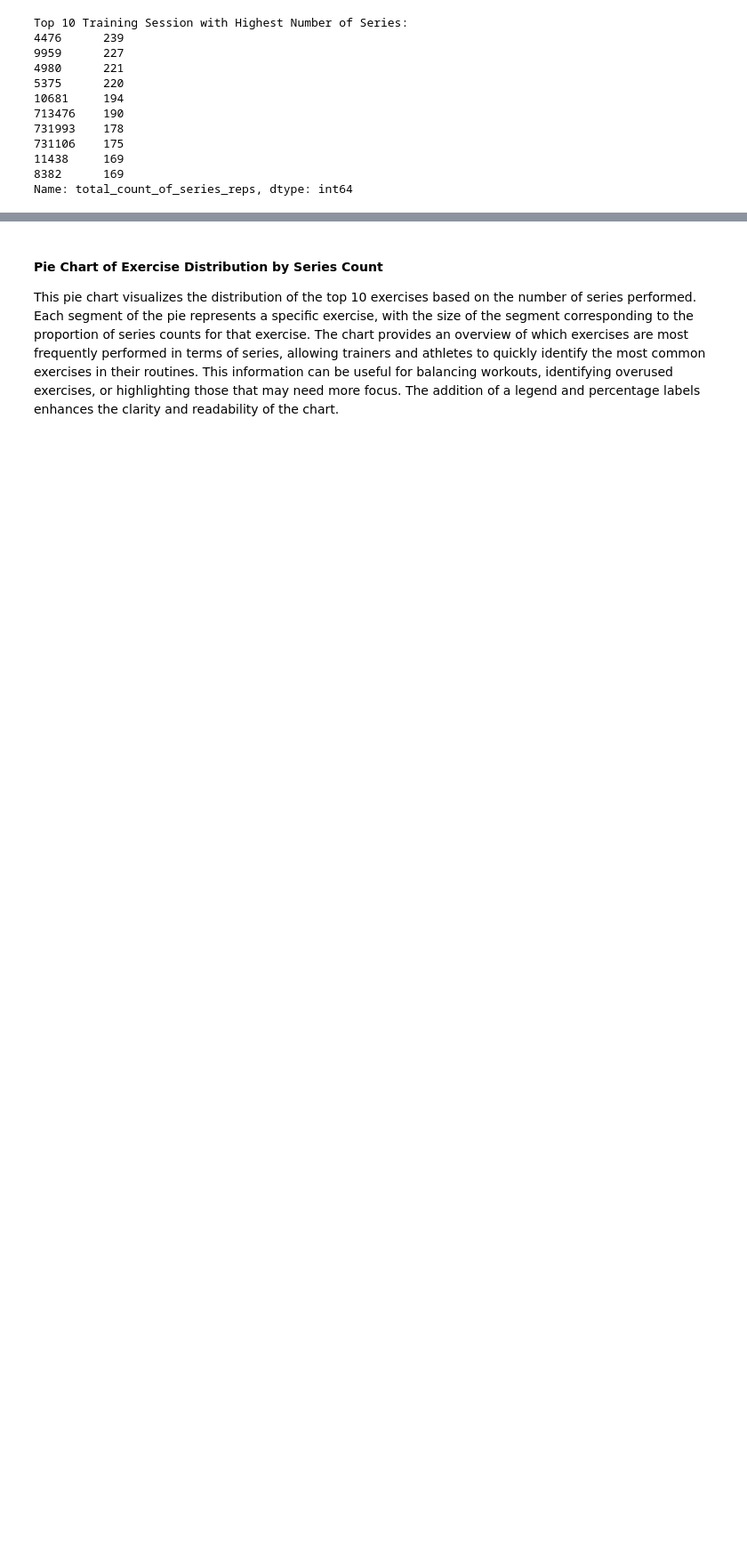
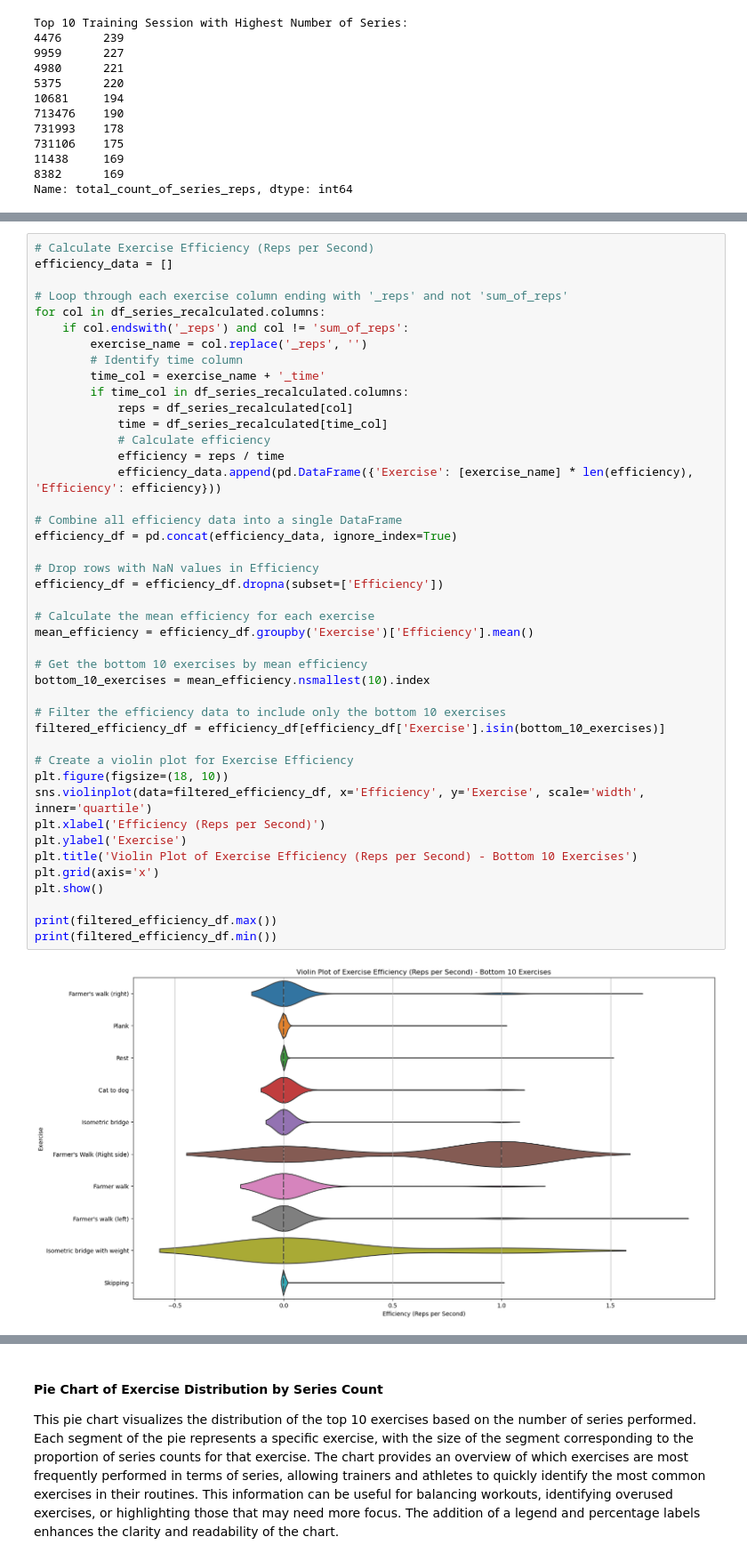
Before and after one commit to evidadeusto/mhunters, a Jupyter notebook: analysis_oscar_preprocessing/data_cleaning_dataframe_session_v0.ipynb, the cells around one changed output, grey strips where cells are left out. Shown at 89% size. Saved outputs shown, nothing was run; the diff lists cells and outputs as text; blank space fills up the shorter version.

```diff
--- a/analysis_oscar_preprocessing/data_cleaning_dataframe_session_v0.ipynb
+++ b/analysis_oscar_preprocessing/data_cleaning_dataframe_session_v0.ipynb
@@ -1399,0 +1373,45 @@ dtype: object
+# %%
+# Calculate Exercise Efficiency (Reps per Second)
+efficiency_data = []
+
+# Loop through each exercise column ending with '_reps' and not 'sum_of_reps'
+for col in df_series_recalculated.columns:
+    if col.endswith('_reps') and col != 'sum_of_reps':
+        exercise_name = col.replace('_reps', '')
+        # Identify time column
+        time_col = exercise_name + '_time'
+        if time_col in df_series_recalculated.columns:
+            reps = df_series_recalculated[col]
+            time = df_series_recalculated[time_col]
+            # Calculate efficiency
+            efficiency = reps / time
+            efficiency_data.append(pd.DataFrame({'Exercise': [exercise_name] * len(efficiency), 'Efficiency': efficiency}))
+
+# Combine all efficiency data into a single DataFrame
+efficiency_df = pd.concat(efficiency_data, ignore_index=True)
+
+# Drop rows with NaN values in Efficiency
+efficiency_df = efficiency_df.dropna(subset=['Efficiency'])
+
+# Calculate the mean efficiency for each exercise
+mean_efficiency = efficiency_df.groupby('Exercise')['Efficiency'].mean()
+
+# Get the bottom 10 exercises by mean efficiency
+bottom_10_exercises = mean_efficiency.nsmallest(10).index
+
+# Filter the efficiency data to include only the bottom 10 exercises
+filtered_efficiency_df = efficiency_df[efficiency_df['Exercise'].isin(bottom_10_exercises)]
+
+# Create a violin plot for Exercise Efficiency
+plt.figure(figsize=(18, 10))
+sns.violinplot(data=filtered_efficiency_df, x='Efficiency', y='Exercise', scale='width', inner='quartile')
+plt.xlabel('Efficiency (Reps per Second)')
+plt.ylabel('Exercise')
+plt.title('Violin Plot of Exercise Efficiency (Reps per Second) - Bottom 10 Exercises')
+plt.grid(axis='x')
+plt.show()
+
+print(filtered_efficiency_df.max())
+print(filtered_efficiency_df.min())
+# %% [output]
+[figure, added]
```
Also changed, not shown: parts of 13 cells of this notebook.
